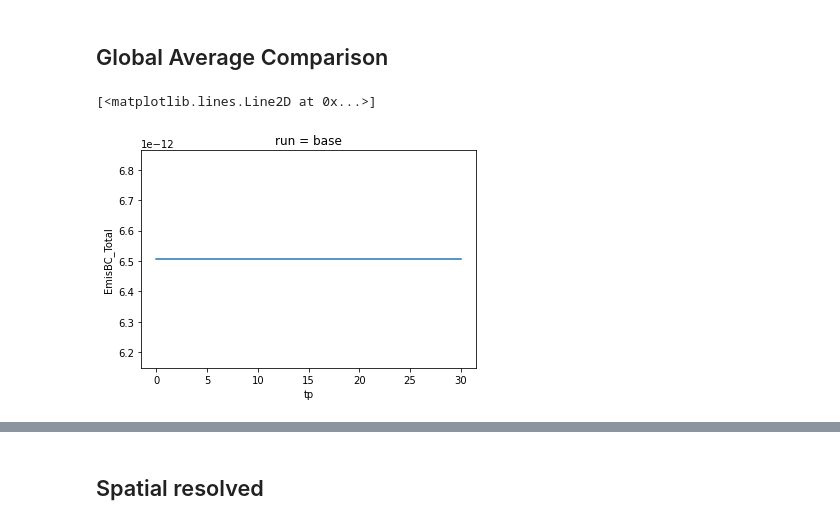
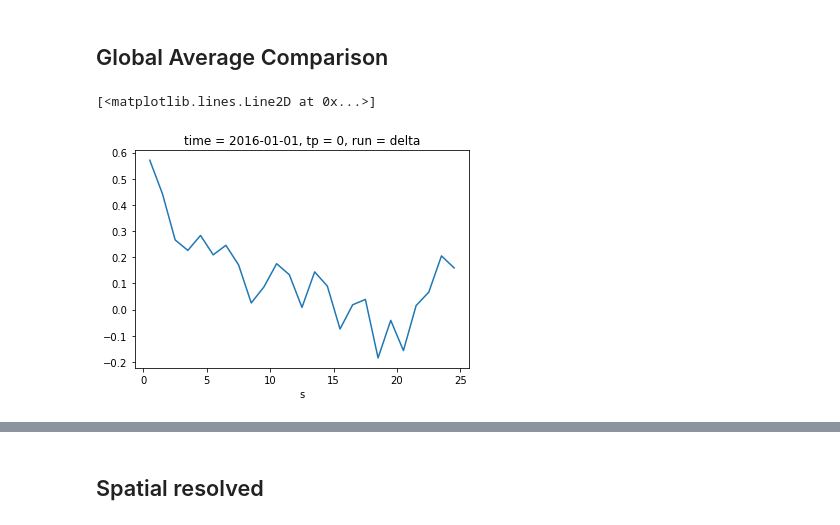
Before and after one commit to lfreese/BC-IRF, a Jupyter notebook: streamlined_GF.ipynb, the cells around one changed output, grey strips where cells are left out. Cells and saved outputs as stored; diff of their text form; code cells hidden in the pictures.

```diff
--- a/streamlined_GF.ipynb
+++ b/streamlined_GF.ipynb
@@ -167,10 +195,10 @@ G_mean = G.weighted((ds_conc['AREA']*ds_conc['dz']).sel(run = 'delta').isel(time
 # %%
 out_mean = G_mean*ds_emis_gmean*dt
-# %%
-ds_emis_gmean.plot()
-# %% [output]
-[<matplotlib.lines.Line2D at 0x...>]
-[figure, removed]
+# %%
+G_mean.sel(tp = 0).plot()
+# %% [output]
+[<matplotlib.lines.Line2D at 0x...>]
+[figure, added]
 # %%
 out_mean.plot()
 # %% [output]
```
Also changed, not shown: parts of 19 cells of this notebook, 9 other files.
